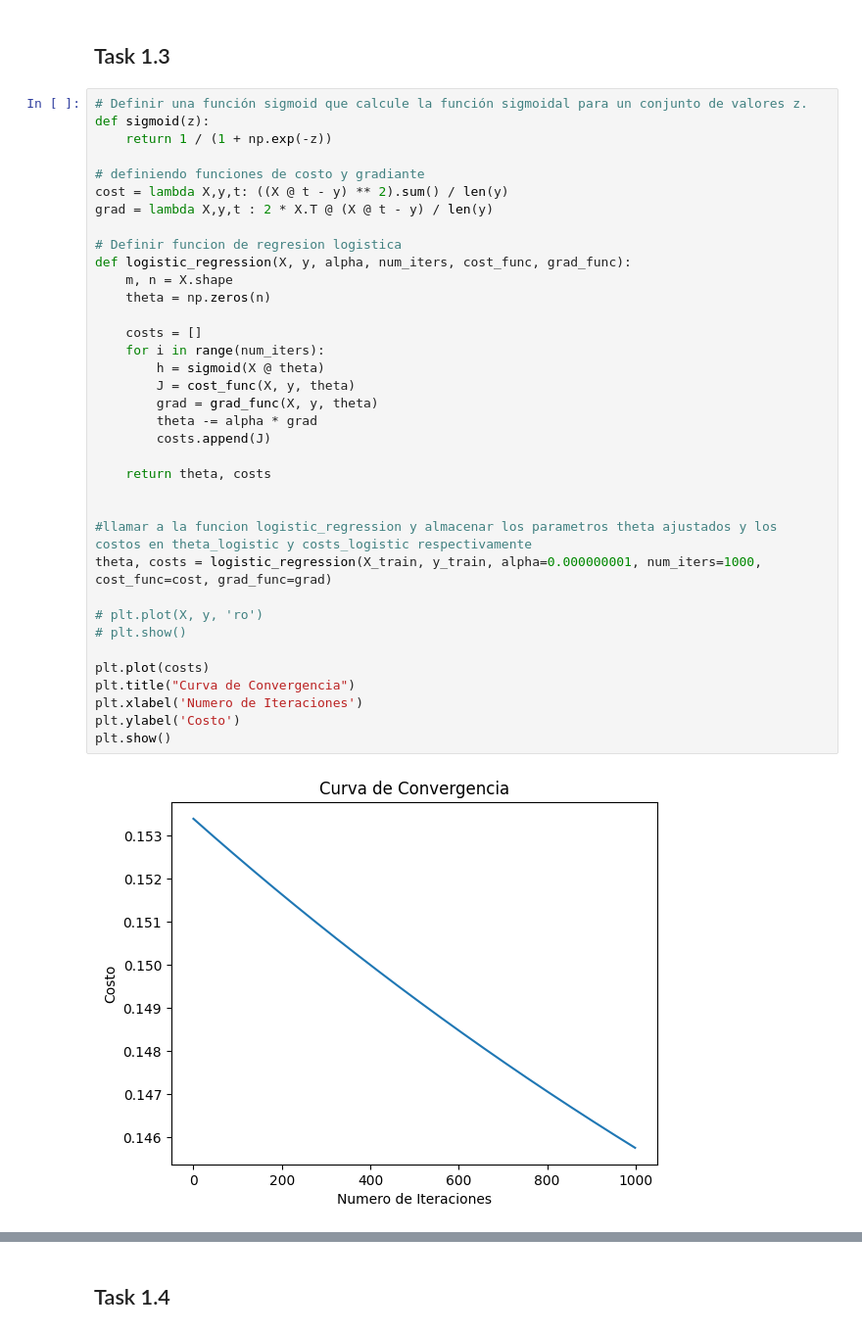
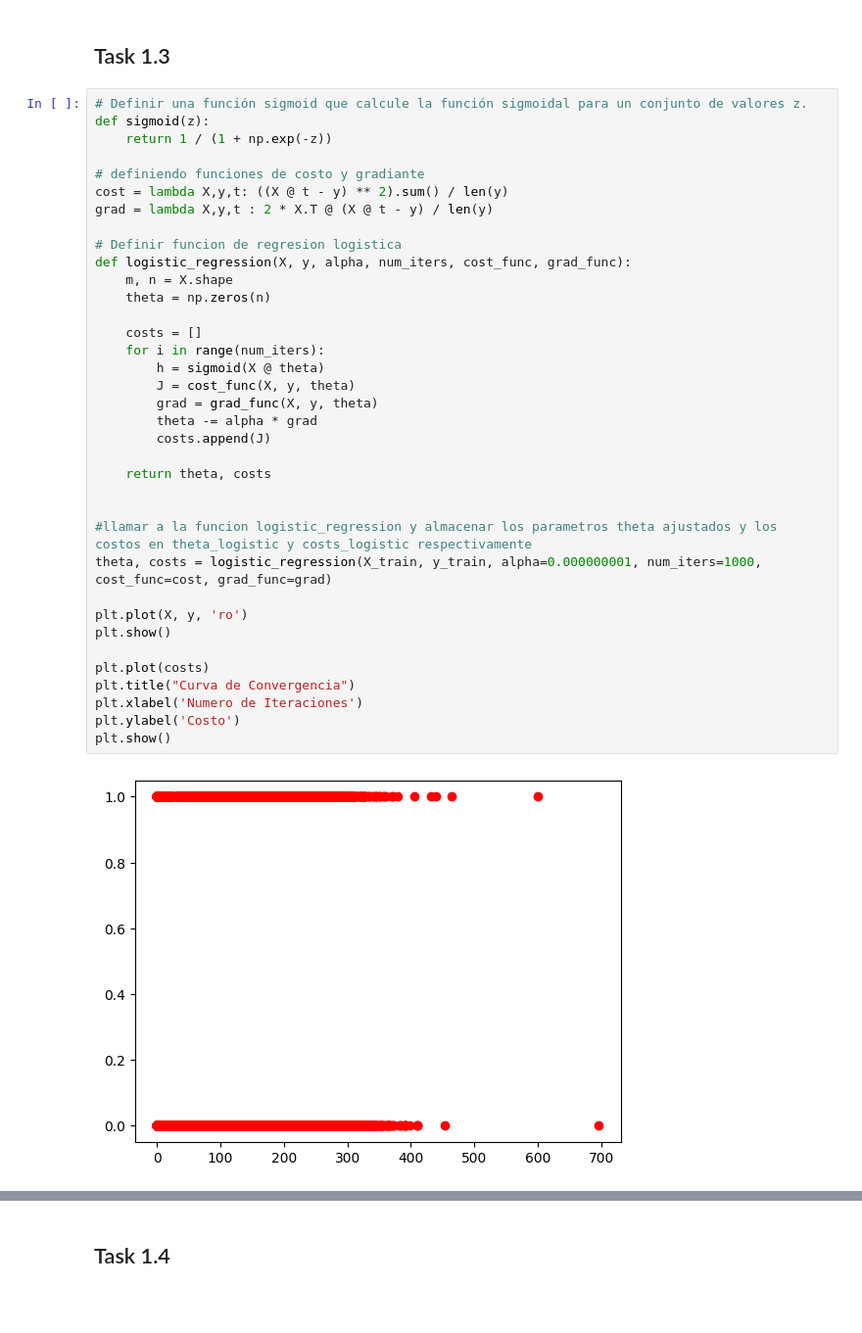
Before and after one commit to javim7/Artificial-Intelligence, a Jupyter notebook: Lab4-RegresionLogistica/regresionLogistica.ipynb, the cells around one changed output, grey strips where cells are left out. Shown: that part at 98% size. Cells and saved outputs as stored; diff of their text form; blank space fills up the shorter version.

```diff
--- a/Lab4-RegresionLogistica/regresionLogistica.ipynb
+++ b/Lab4-RegresionLogistica/regresionLogistica.ipynb
@@ -63,33 +63,33 @@ def sigmoid(z):
 # definiendo funciones de costo y gradiante
 cost = lambda X,y,t: ((X @ t - y) ** 2).sum() / len(y)
 grad = lambda X,y,t : 2 * X.T @ (X @ t - y) / len(y)
 
 # Definir funcion de regresion logistica
 def logistic_regression(X, y, alpha, num_iters, cost_func, grad_func):
     m, n = X.shape
     theta = np.zeros(n)
 
     costs = []
     for i in range(num_iters):
         h = sigmoid(X @ theta)
         J = cost_func(X, y, theta)
         grad = grad_func(X, y, theta)
         theta -= alpha * grad
         costs.append(J)
 
     return theta, costs
 
 
 #llamar a la funcion logistic_regression y almacenar los parametros theta ajustados y los costos en theta_logistic y costs_logistic respectivamente
 theta, costs = logistic_regression(X_train, y_train, alpha=0.000000001, num_iters=1000, cost_func=cost, grad_func=grad)
 
-# plt.plot(X, y, 'ro')
-# plt.show()
+plt.plot(X, y, 'ro')
+plt.show()
 
 plt.plot(costs)
 plt.title("Curva de Convergencia")
 plt.xlabel('Numero de Iteraciones')
 plt.ylabel('Costo')
 plt.show()
 # %% [output]
-[figure, old version]
+[figure, new version]
```
Also changed, not shown: parts of 1 cell of this notebook, 1 other file.
